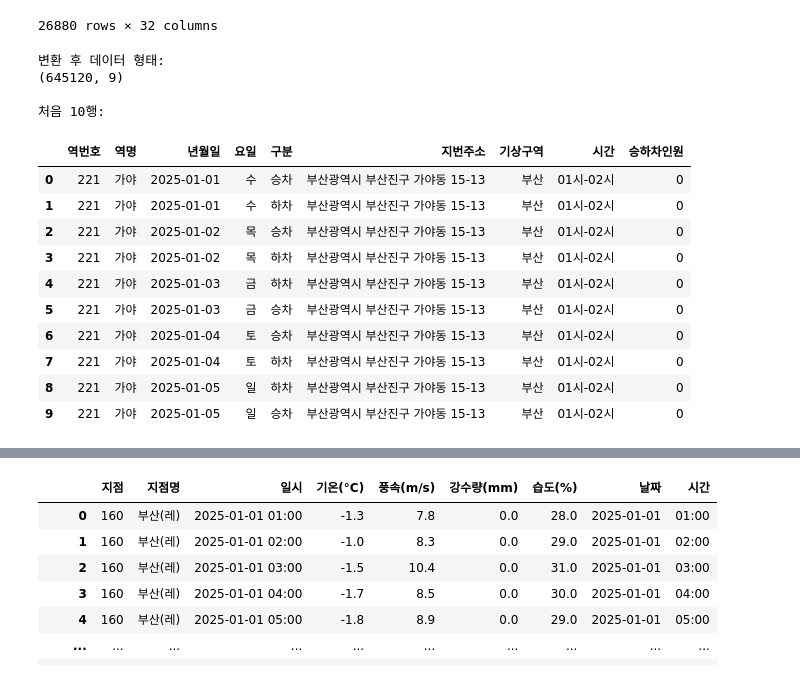
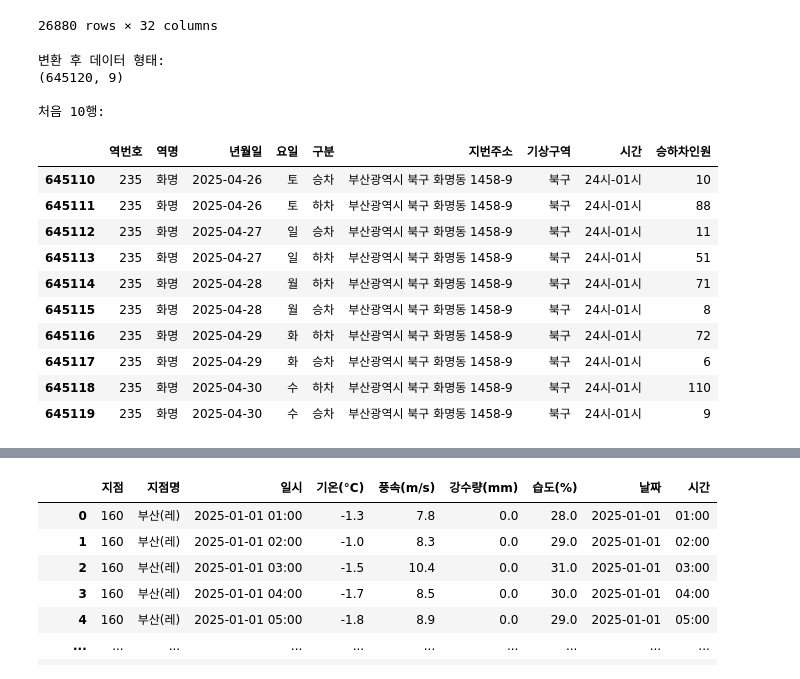
Before and after one commit to scholar-star/Predict_Project-Data, a Jupyter notebook: data_processing.ipynb, the cells around one changed output, grey strips where cells are left out. Drawn from its saved outputs; the diff is of its cells as text; code cells hidden in the pictures.

```diff
--- a/data_processing.ipynb
+++ b/data_processing.ipynb
@@ -199,40 +199,41 @@ subway_data.to_csv('D:\\Predict_Project Data\\subway_data.csv', index=False, enc
 # %%
 # 시간대별 열 목록 정의
 time_columns = ['01시-02시', '02시-03시', '03시-04시', '04시-05시', '05시-06시', '06시-07시',
                 '07시-08시', '08시-09시', '09시-10시', '10시-11시', '11시-12시', '12시-13시',
                 '13시-14시', '14시-15시', '15시-16시', '16시-17시', '17시-18시', '18시-19시',
                 '19시-20시', '20시-21시', '21시-22시', '22시-23시', '23시-24시', '24시-01시']
 
 # 시간대별 열을 제외한 기본 열들
 id_columns = ['역번호', '역명', '년월일', '요일', '구분', '지번주소', '기상구역']
 
 # melt 함수를 사용하여 시간대별 열을 행으로 변환
 subway_data_melted = pd.melt(subway_data,
                             id_vars=id_columns,
                             value_vars=time_columns,
                             var_name='시간',
                             value_name='승하차인원')
 
 print("변환 후 데이터 형태:")
 print(subway_data_melted.shape)
 print("\n처음 10행:")
 subway_data_melted.head(10)
+subway_data_melted.tail(10)
 # %% [output]
 변환 후 데이터 형태:
 (645120, 9)
 
 처음 10행:
 |  | 역번호 | 역명 | 년월일 | 요일 | 구분 | 지번주소 | 기상구역 | 시간 | 승하차인원 |
-| 0 | 221 | 가야 | 2025-01-01 | 수 | 승차 | 부산광역시 부산진구 가야동 15-13 | 부산 | 01시-02시 | 0 |
-| 1 | 221 | 가야 | 2025-01-01 | 수 | 하차 | 부산광역시 부산진구 가야동 15-13 | 부산 | 01시-02시 | 0 |
-| 2 | 221 | 가야 | 2025-01-02 | 목 | 승차 | 부산광역시 부산진구 가야동 15-13 | 부산 | 01시-02시 | 0 |
-| 3 | 221 | 가야 | 2025-01-02 | 목 | 하차 | 부산광역시 부산진구 가야동 15-13 | 부산 | 01시-02시 | 0 |
-| 4 | 221 | 가야 | 2025-01-03 | 금 | 하차 | 부산광역시 부산진구 가야동 15-13 | 부산 | 01시-02시 | 0 |
-| 5 | 221 | 가야 | 2025-01-03 | 금 | 승차 | 부산광역시 부산진구 가야동 15-13 | 부산 | 01시-02시 | 0 |
-| 6 | 221 | 가야 | 2025-01-04 | 토 | 승차 | 부산광역시 부산진구 가야동 15-13 | 부산 | 01시-02시 | 0 |
-| 7 | 221 | 가야 | 2025-01-04 | 토 | 하차 | 부산광역시 부산진구 가야동 15-13 | 부산 | 01시-02시 | 0 |
-| 8 | 221 | 가야 | 2025-01-05 | 일 | 하차 | 부산광역시 부산진구 가야동 15-13 | 부산 | 01시-02시 | 0 |
-| 9 | 221 | 가야 | 2025-01-05 | 일 | 승차 | 부산광역시 부산진구 가야동 15-13 | 부산 | 01시-02시 | 0 |
+| 645110 | 235 | 화명 | 2025-04-26 | 토 | 승차 | 부산광역시 북구 화명동 1458-9 | 북구 | 24시-01시 | 10 |
+| 645111 | 235 | 화명 | 2025-04-26 | 토 | 하차 | 부산광역시 북구 화명동 1458-9 | 북구 | 24시-01시 | 88 |
+| 645112 | 235 | 화명 | 2025-04-27 | 일 | 승차 | 부산광역시 북구 화명동 1458-9 | 북구 | 24시-01시 | 11 |
+| 645113 | 235 | 화명 | 2025-04-27 | 일 | 하차 | 부산광역시 북구 화명동 1458-9 | 북구 | 24시-01시 | 51 |
+| 645114 | 235 | 화명 | 2025-04-28 | 월 | 하차 | 부산광역시 북구 화명동 1458-9 | 북구 | 24시-01시 | 71 |
+| 645115 | 235 | 화명 | 2025-04-28 | 월 | 승차 | 부산광역시 북구 화명동 1458-9 | 북구 | 24시-01시 | 8 |
+| 645116 | 235 | 화명 | 2025-04-29 | 화 | 하차 | 부산광역시 북구 화명동 1458-9 | 북구 | 24시-01시 | 72 |
+| 645117 | 235 | 화명 | 2025-04-29 | 화 | 승차 | 부산광역시 북구 화명동 1458-9 | 북구 | 24시-01시 | 6 |
+| 645118 | 235 | 화명 | 2025-04-30 | 수 | 하차 | 부산광역시 북구 화명동 1458-9 | 북구 | 24시-01시 | 110 |
+| 645119 | 235 | 화명 | 2025-04-30 | 수 | 승차 | 부산광역시 북구 화명동 1458-9 | 북구 | 24시-01시 | 9 |
 # %%
 past_busan = pd.read_csv('D:\\Predict_Project Data\\과거관측 부산날씨.csv', encoding='cp949')
 past_yangsan = pd.read_csv('D:\\Predict_Project Data\\과거관측 양산날씨.csv', encoding='cp949')
```
Also changed, not shown: parts of 23 cells of this notebook.
